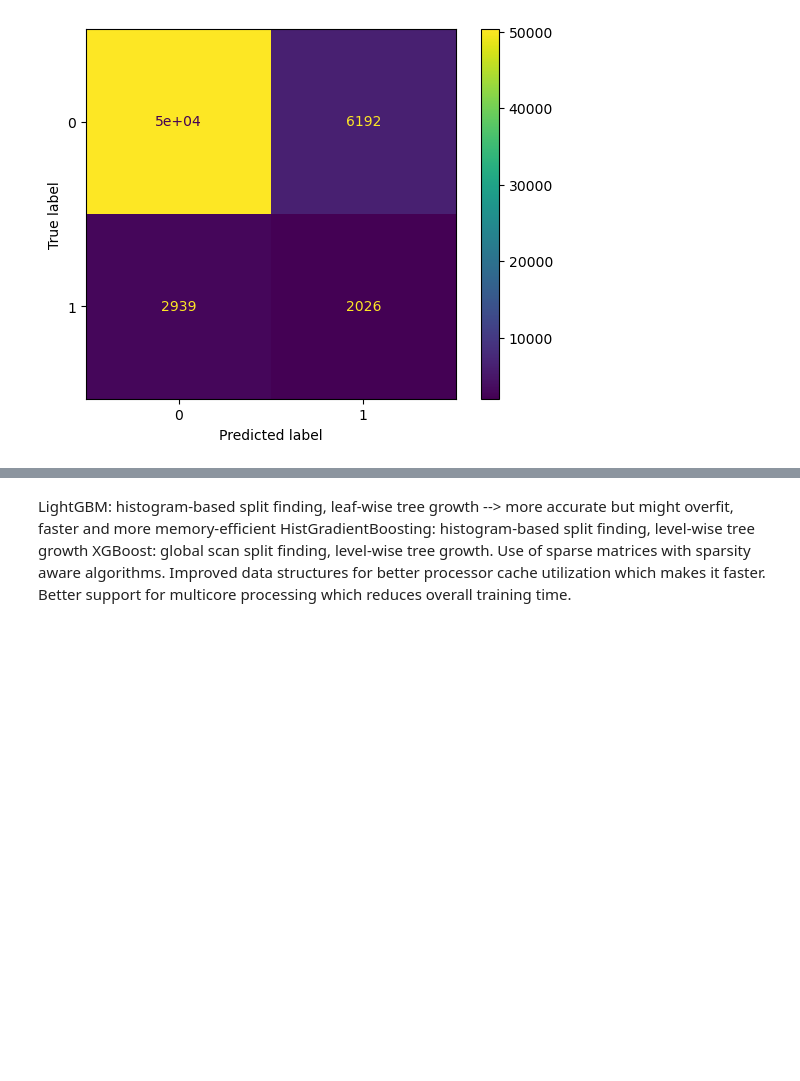
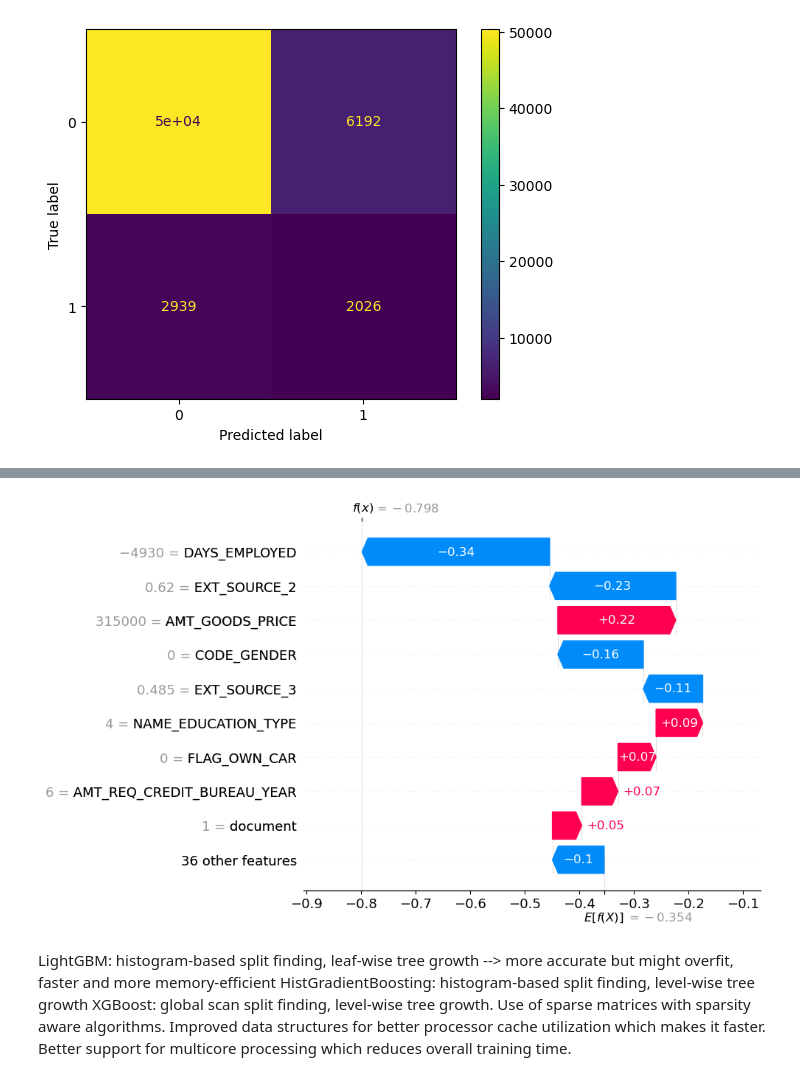
Before and after one commit to xfreppihs/loan, a Jupyter notebook: loan_models.ipynb, the cells around one changed output, grey strips where cells are left out. Saved outputs shown, nothing was run; the diff lists cells and outputs as text; code cells hidden in the pictures; blank space fills up the shorter version.

```diff
--- a/loan_models.ipynb
+++ b/loan_models.ipynb
@@ -1408,3 +1427,11 @@ shap.summary_plot(shap_values, observations, plot_type="bar", feature_names=X_tr
+# %%
+observations = pipe['preprocessor'].transform(X_test)
+explainer = shap.Explainer(pipe['classifier'],observations,feature_names=X_test.columns)
+sv = explainer(observations,check_additivity=False)
+# %%
+shap.plots.waterfall(sv[1], max_display=10)
+# %% [output]
+[figure, added]
 # %% [markdown]
 LightGBM: histogram-based split finding, leaf-wise tree growth --> more accurate but might overfit, faster and more memory-efficient
 HistGradientBoosting: histogram-based split finding, level-wise tree growth
```
Also changed, not shown: parts of 5 cells of this notebook.
